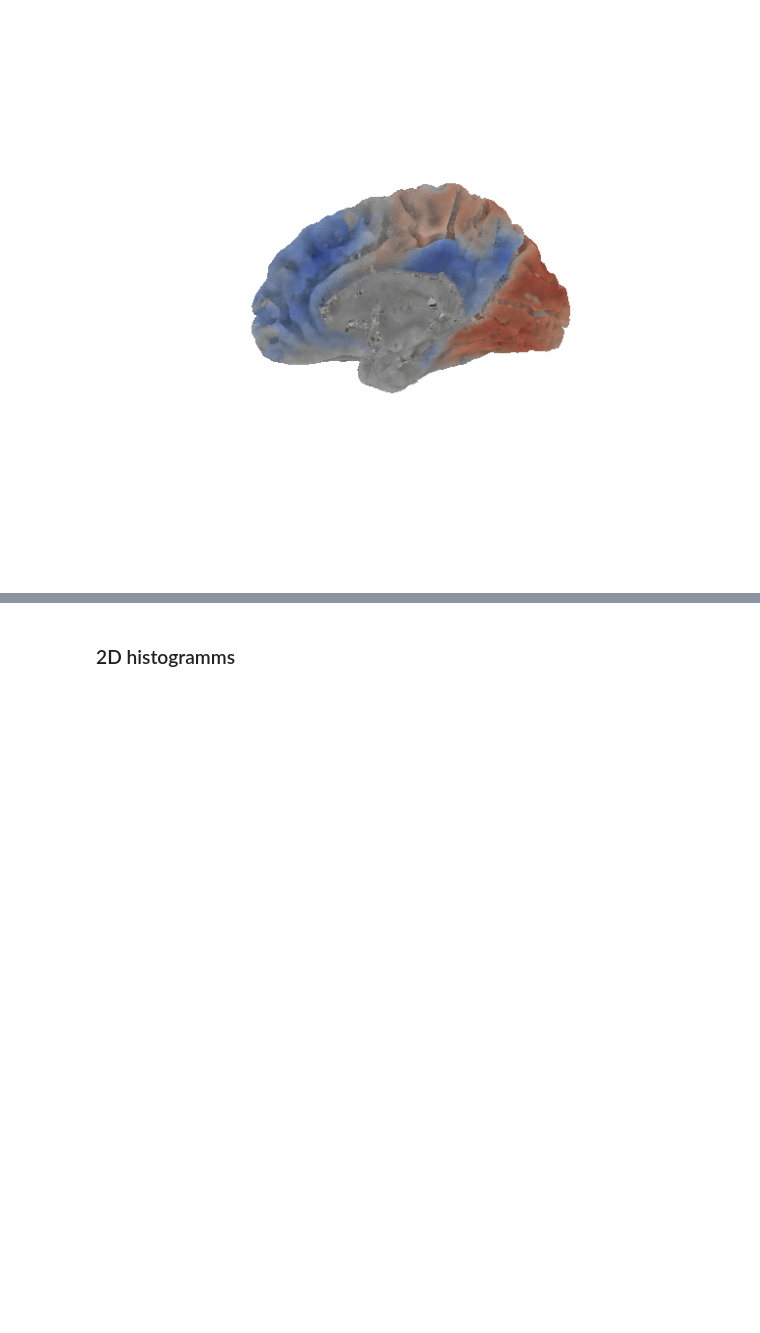
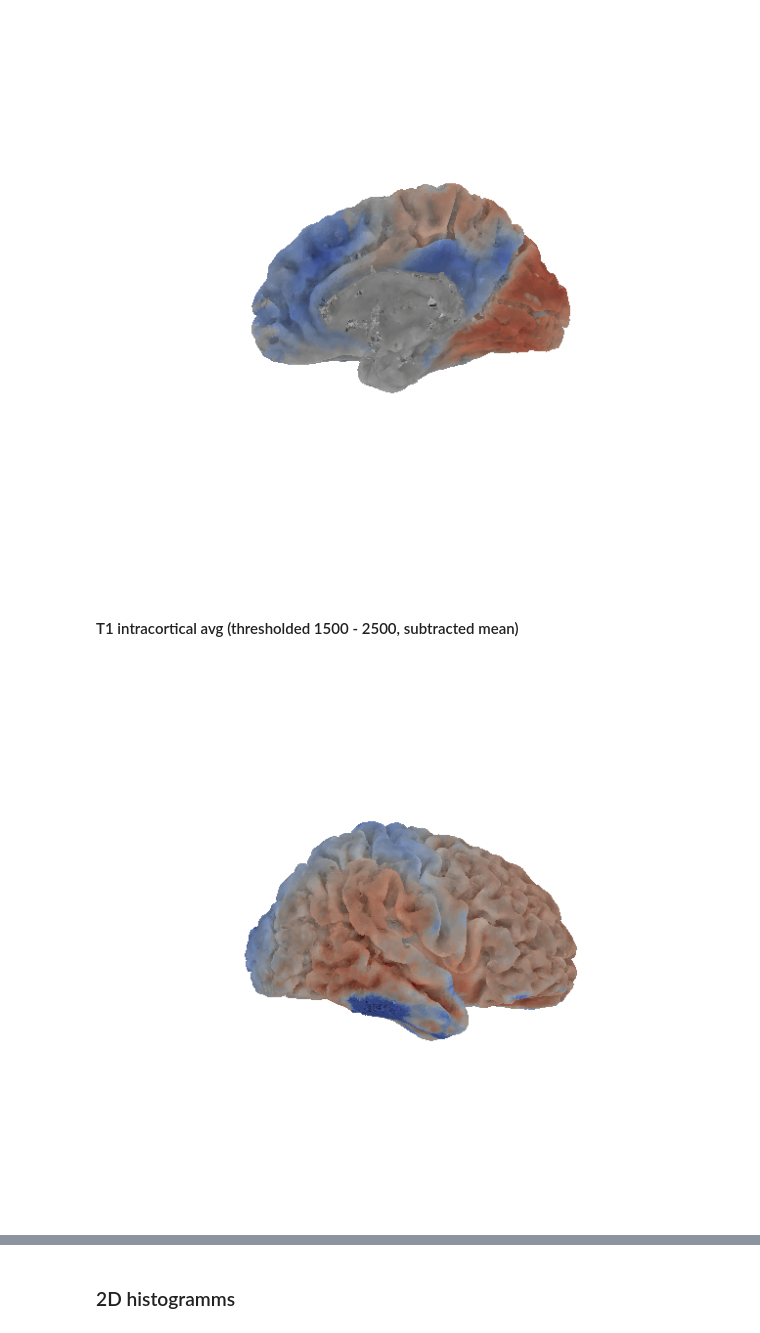
Before and after one commit to juhuntenburg/myelinconnect, a Jupyter notebook: notebooks/t1_vs_embedding.ipynb, the cells around one changed output, grey strips where cells are left out. Cells and saved outputs as stored; diff of their text form; code cells hidden in the pictures; blank space fills up the shorter version.

Commit message:
adding brain plots t1 vs embedding

```diff
--- a/notebooks/t1_vs_embedding.ipynb
+++ b/notebooks/t1_vs_embedding.ipynb
@@ -62,5 +62,5 @@ coeff, poly = chebapprox(t1_profiles[:,2:9], 5)
 # %%
-t1_avg = np.mean(t1_profiles[:,2:9], axis=1)
+t1_avg = np.mean(t1_profiles[:,3:8], axis=1)
 # %% [markdown]
 ### Plotting Chebychev approximation
 # %% [markdown]
@@ -121,3 +123,15 @@ plot=plot_surf_stat_map(v, f, embedding[:,0], elev=180, azim=180, figsize=(11,10
                         bg_map=sulc, bg_on_stat=True)
 # %% [output]
 [figure]
+# %% [markdown]
+#### T1 intracortical avg (thresholded 1500 - 2500, subtracted mean)
+# %%
+t1_avg_brain = t1_avg.copy()
+t1_avg_brain[np.where(t1_avg<1500)]=1500
+t1_avg_brain[np.where(t1_avg>2500)]=2500
+t1_avg_brain -= np.mean(t1_avg_brain)
+# %%
+plot=plot_surf_stat_map(v, f, t1_avg_brain, elev=180, azim=0, figsize=(11,10),
+                        bg_map=sulc, bg_on_stat=True)
+# %% [output]
+[figure, added]
```
Also changed, not shown: parts of 16 cells of this notebook.
